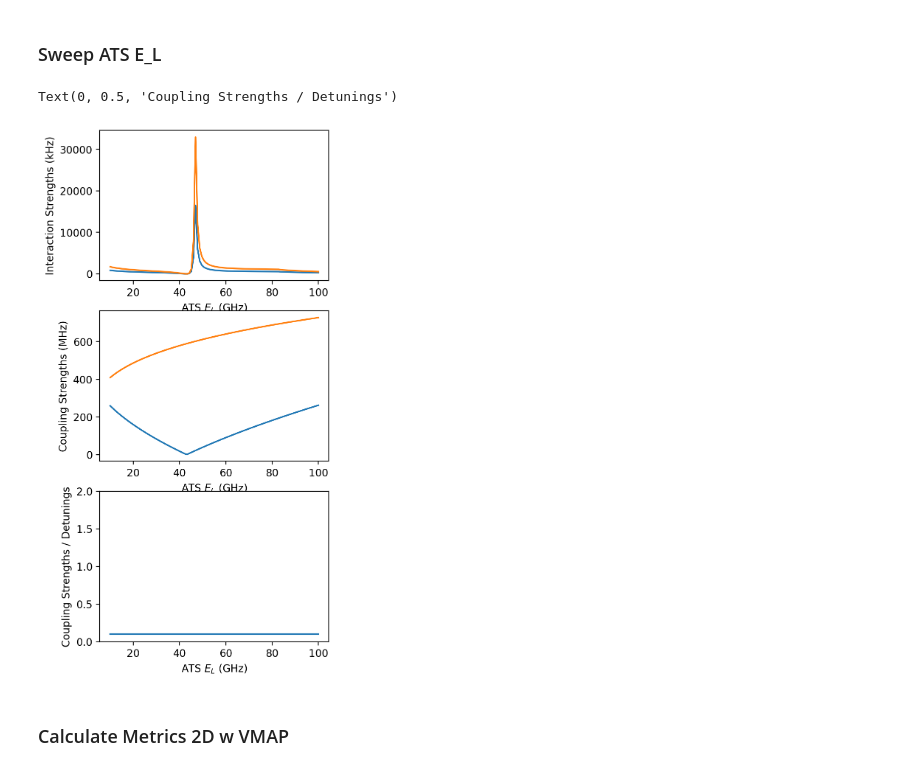
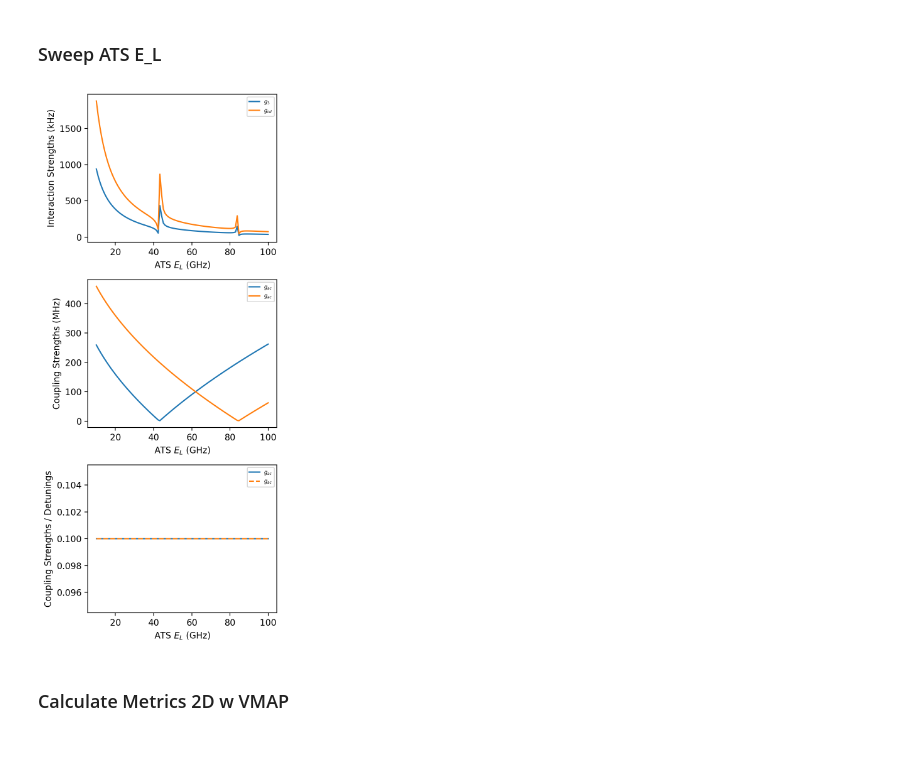
Before and after one commit to EQuS/qcsys, a Jupyter notebook: tutorials/ats-coupler/0-resonator-ats-resonator.ipynb, the cells around one changed output. Drawn from its saved outputs; the diff is of its cells as text; code cells hidden in the pictures.

```diff
--- a/tutorials/ats-coupler/0-resonator-ats-resonator.ipynb
+++ b/tutorials/ats-coupler/0-resonator-ats-resonator.ipynb
@@ -212,7 +212,7 @@ def sweep_function(ATS__E_L):
         "ResonatorB_frequency": omegab_freq,
         "ATS__E_L": ATS__E_L,
         "ResonatorA_ATS__J": ResonatorA_ATS__J,
-        "ResonatorB_ATS__J": ResonatorB_ATS__J
+        "ATS_ResonatorB__J": ResonatorB_ATS__J
     })
 
     metrics = {
@@ -235,27 +235,33 @@ metrics = sweep_vmap_function(El)
 # %%
 fig, axs = plt.subplots(3,1, dpi=200, figsize=(4,9))
 
 ax = axs[0]
 ax.plot(El, jnp.abs(metrics["g_3"]*1e6), label="$g_3$")
 ax.plot(El, jnp.abs(metrics["g_cd"]*1e6), label="$g_{cd}$")
 ax.set_xlabel("ATS $E_L$ (GHz)")
 ax.set_ylabel("Interaction Strengths (kHz)")
+ax.legend(fontsize=6)
 
 ax = axs[1]
 ax.plot(El, metrics["g_ac"]*1e3, label="$g_{ac}$")
 ax.plot(El, metrics["g_cb"]*1e3, label="$g_{ac}$")
+# ax.plot(El, metrics["g_ac_input"]*1e3, label="$g_{ac}$")
+# ax.plot(El, metrics["g_cb_input"]*1e3, label="$g_{ac}$")
 ax.set_xlabel("ATS $E_L$ (GHz)")
 ax.set_ylabel("Coupling Strengths (MHz)")
+ax.legend(fontsize=6)
 
 ax = axs[2]
 ax.plot(El, metrics["g_ac"]/metrics["Δ_ac"], label="$g_{ac}$")
-ax.plot(El, metrics["g_cb"]/metrics["Δ_cb"], label="$g_{ac}$")
-ax.set_ylim(0,2)
+ax.plot(El, metrics["g_cb"]/metrics["Δ_cb"], label="$g_{ac}$", ls="--")
+ax.legend(fontsize=6)
+# ax.set_ylim(0,2)
 ax.set_xlabel("ATS $E_L$ (GHz)")
 ax.set_ylabel("Coupling Strengths / Detunings")
+
+fig.tight_layout()
 # %% [output]
-Text(0, 0.5, 'Coupling Strengths / Detunings')
-[figure, old version]
+[figure, new version]
 # %% [markdown]
 ### Calculate Metrics 2D w VMAP
 # %%
```
